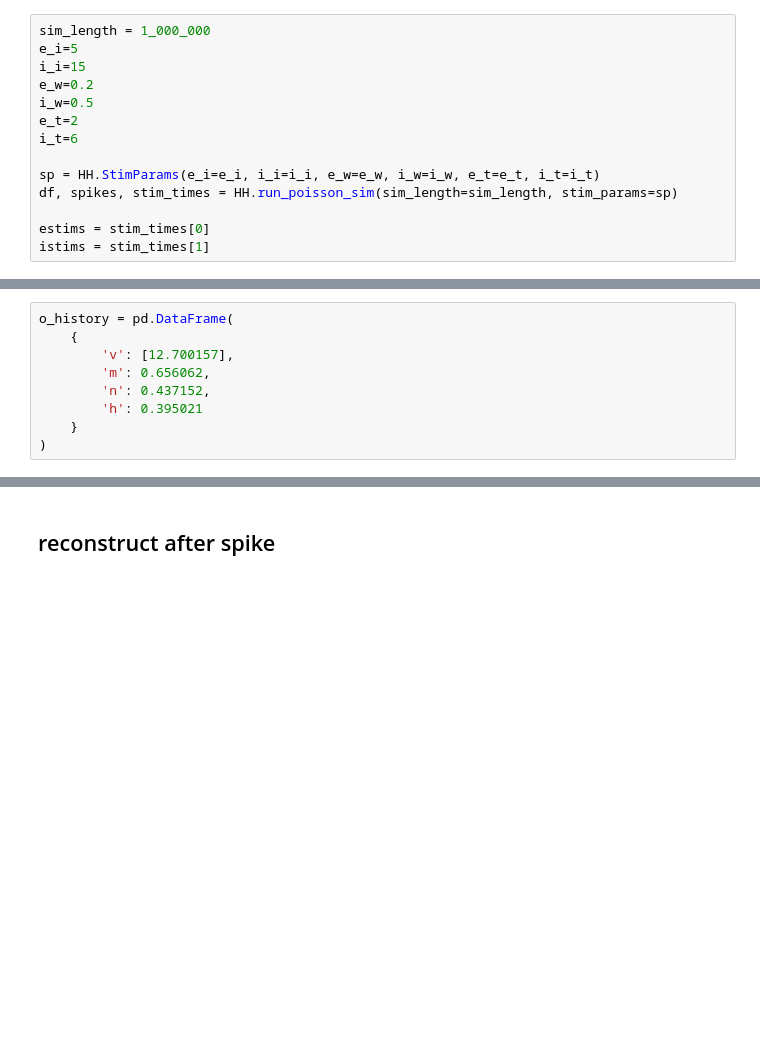
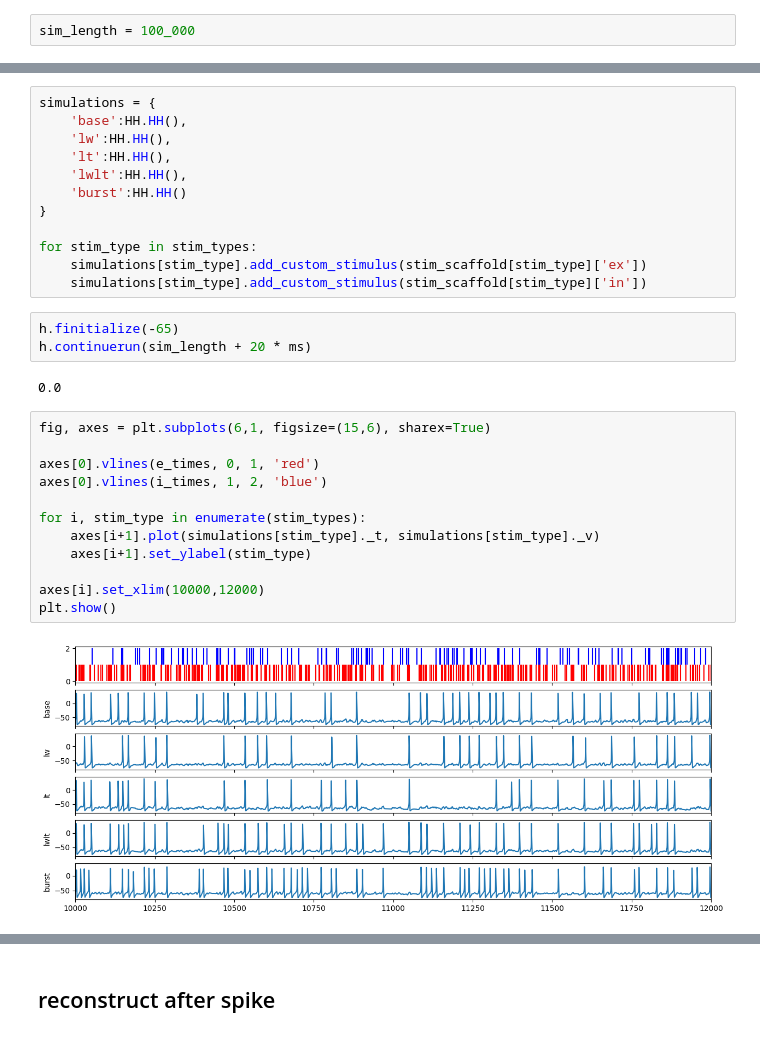
Before and after one commit to ec753/event_based_neuron, a Jupyter notebook: state_reconstruction.ipynb, the cells around one changed output, grey strips where cells are left out. Cells and saved outputs as stored; diff of their text form; blank space fills up the shorter version.

```diff
--- a/state_reconstruction.ipynb
+++ b/state_reconstruction.ipynb
@@ -8,14 +11,2 @@ import HH
 # %%
-sim_length = 1_000_000
-e_i=5
-i_i=15
-e_w=0.2
-i_w=0.5
-e_t=2
-i_t=6
-
-sp = HH.StimParams(e_i=e_i, i_i=i_i, e_w=e_w, i_w=i_w, e_t=e_t, i_t=i_t)
-df, spikes, stim_times = HH.run_poisson_sim(sim_length=sim_length, stim_params=sp)
-
-estims = stim_times[0]
-istims = stim_times[1]
+sim_length = 100_000
@@ -22,9 +116,31 @@ istims = stim_times[1]
 # %%
-o_history = pd.DataFrame(
-    {
-        'v': [12.700157],
-        'm': 0.656062,
-        'n': 0.437152,
-        'h': 0.395021
-    }
-)
+simulations = {
+    'base':HH.HH(),
+    'lw':HH.HH(),
+    'lt':HH.HH(),
+    'lwlt':HH.HH(),
+    'burst':HH.HH()
+}
+
+for stim_type in stim_types:
+    simulations[stim_type].add_custom_stimulus(stim_scaffold[stim_type]['ex'])
+    simulations[stim_type].add_custom_stimulus(stim_scaffold[stim_type]['in'])
+# %%
+h.finitialize(-65)
+h.continuerun(sim_length + 20 * ms)
+# %% [output]
+0.0
+# %%
+fig, axes = plt.subplots(6,1, figsize=(15,6), sharex=True)
+
+axes[0].vlines(e_times, 0, 1, 'red')
+axes[0].vlines(i_times, 1, 2, 'blue')
+
+for i, stim_type in enumerate(stim_types):
+    axes[i+1].plot(simulations[stim_type]._t, simulations[stim_type]._v)
+    axes[i+1].set_ylabel(stim_type)
+
+axes[i].set_xlim(10000,12000)
+plt.show()
+# %% [output]
+[figure, added]
```
Also changed, not shown: parts of 12 cells of this notebook, 7 other files.
